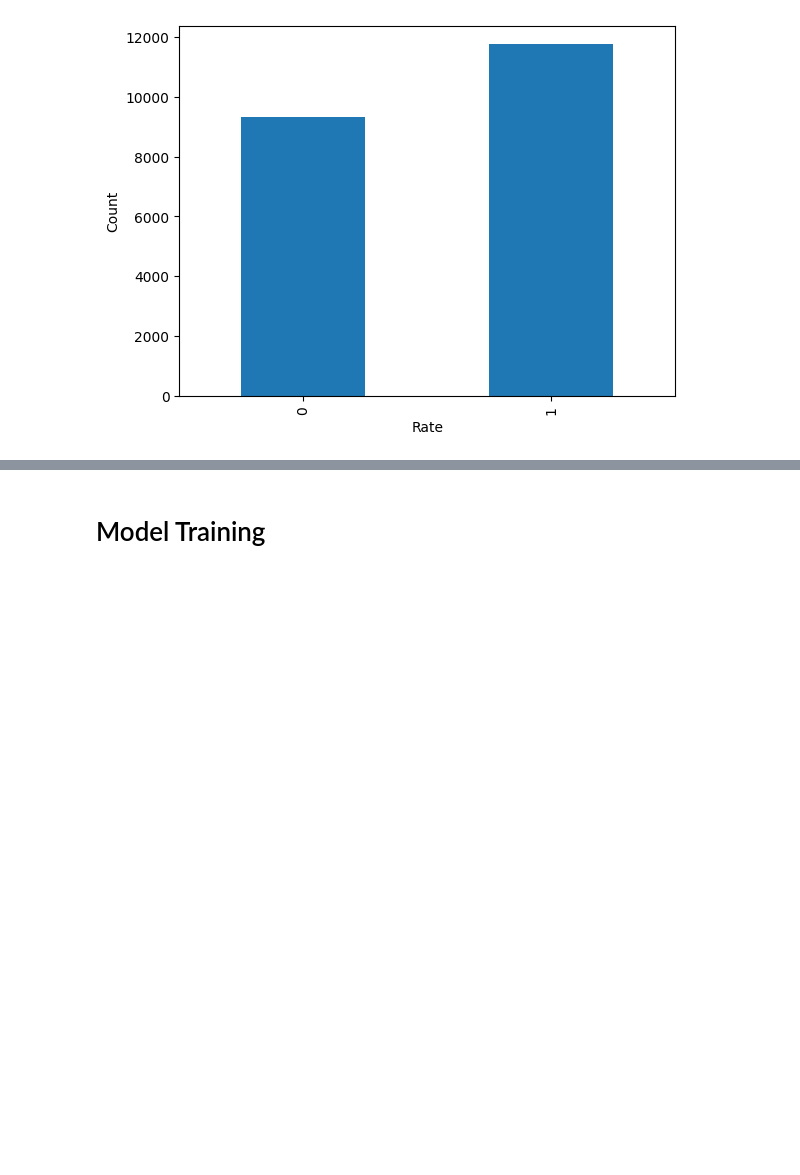
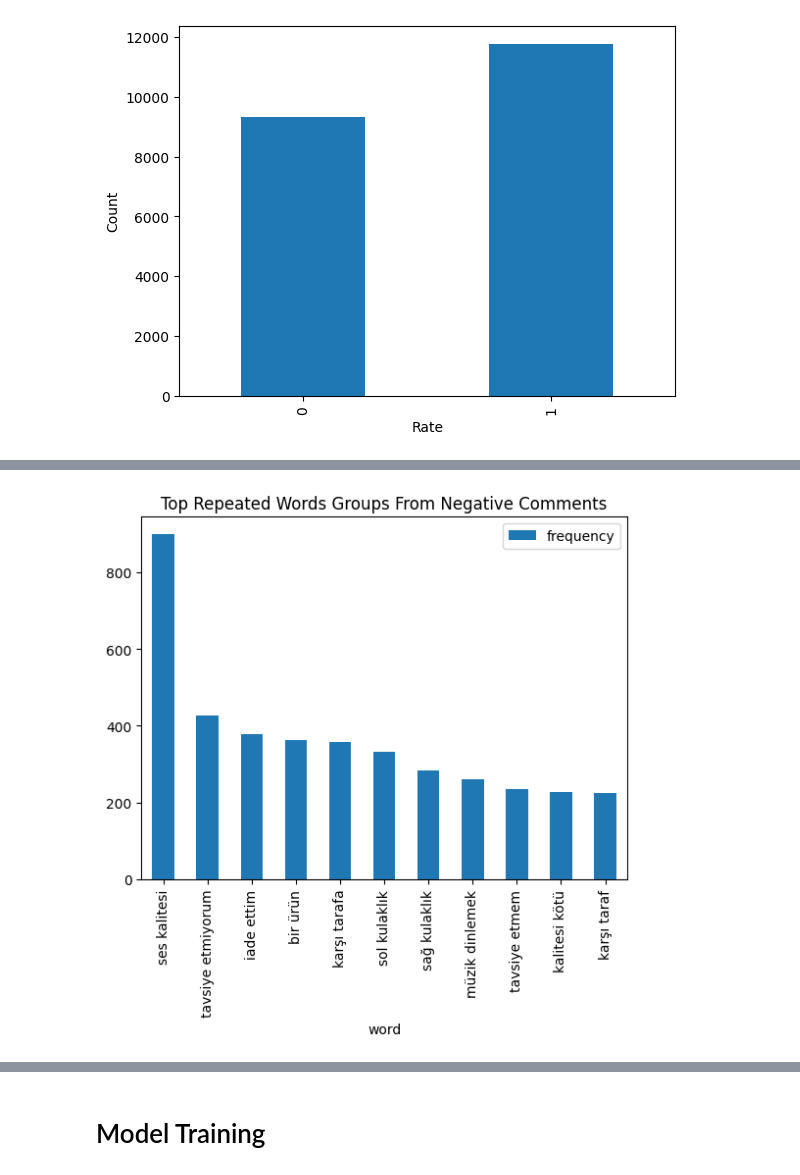
Before and after one commit to uguratli/Hepsiburada-Sentiment-analysis, a Jupyter notebook: nlp_hepsiburada.ipynb, the cells around one changed output, grey strips where cells are left out. Cells and saved outputs as stored; diff of their text form; code cells hidden in the pictures; blank space fills up the shorter version.

```diff
--- a/nlp_hepsiburada.ipynb
+++ b/nlp_hepsiburada.ipynb
@@ -128,0 +196,4 @@ model_df
+# %%
+freq_df[freq_df['frequency'] > 200].plot.bar(x='word', y='frequency', title='Top Repeated Words Groups From Negative Comments');
+# %% [output]
+[figure, added]
```
Also changed, not shown: parts of 47 cells of this notebook, 1 other file.
